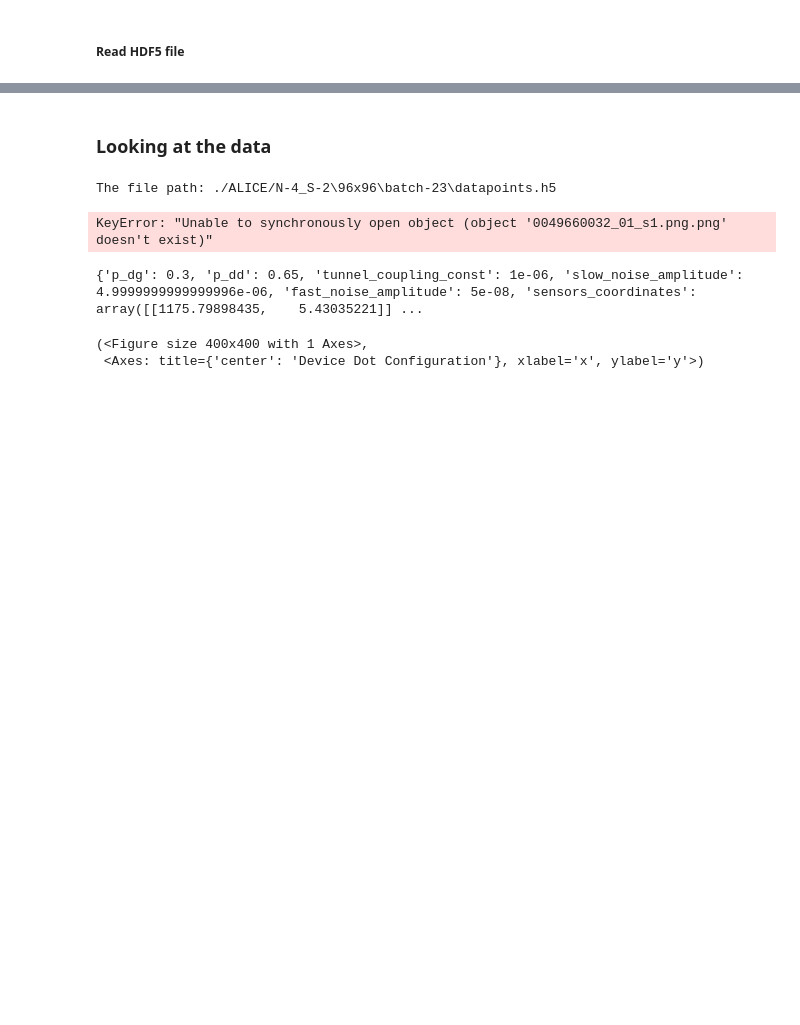
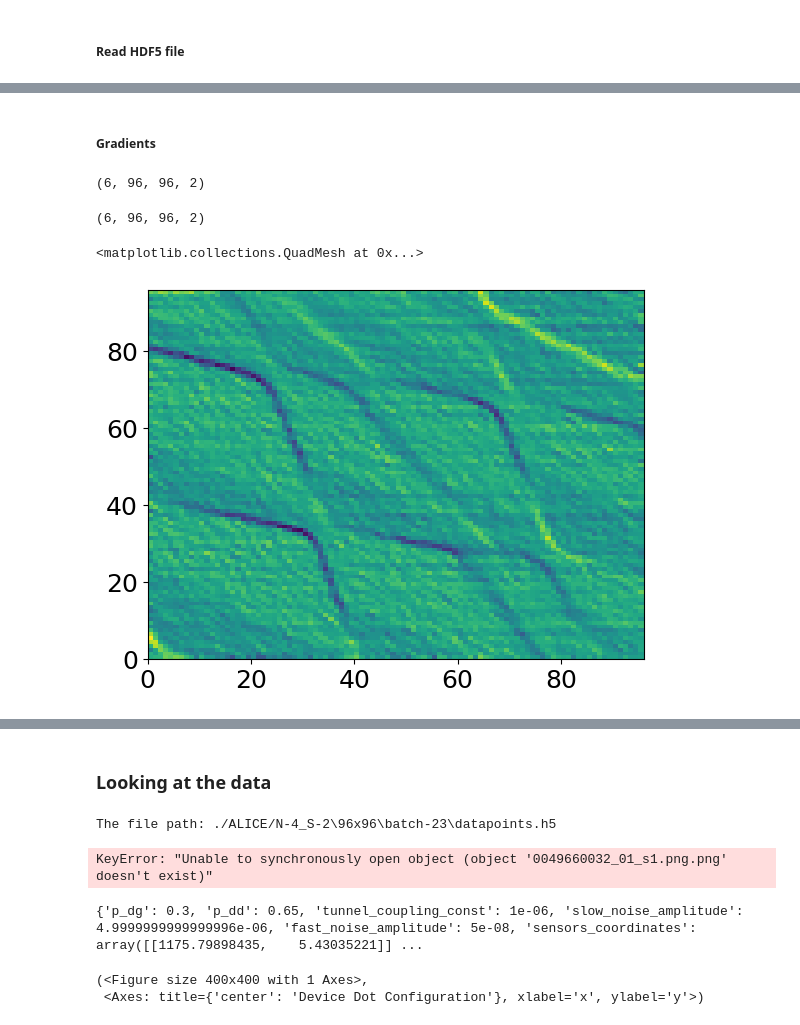
Before and after one commit to KREFT-QS-13/learning-QDs-parameters, a Jupyter notebook: example.ipynb, the cells around one changed output, grey strips where cells are left out. Cells and saved outputs as stored; diff of their text form; code cells hidden in the pictures; blank space fills up the shorter version.

```diff
--- a/example.ipynb
+++ b/example.ipynb
@@ -176,0 +189,16 @@ plt.show()
+# %% [markdown]
+#####  Gradients
+# %%
+sensor_output.shape
+# %% [output]
+(6, 96, 96, 2)
+# %%
+csd_gradient.shape
+# %% [output]
+(6, 96, 96, 2)
+# %%
+grad_c1 = np.gradient(sensor_output[0,:,:,0], axis=0) + np.gradient(sensor_output[0,:,:,0], axis=1)
+plt.pcolormesh(grad_c1)
+# %% [output]
+<matplotlib.collections.QuadMesh at 0x...>
+[figure, added]
```
Also changed, not shown: parts of 20 cells of this notebook, 5 other files.
